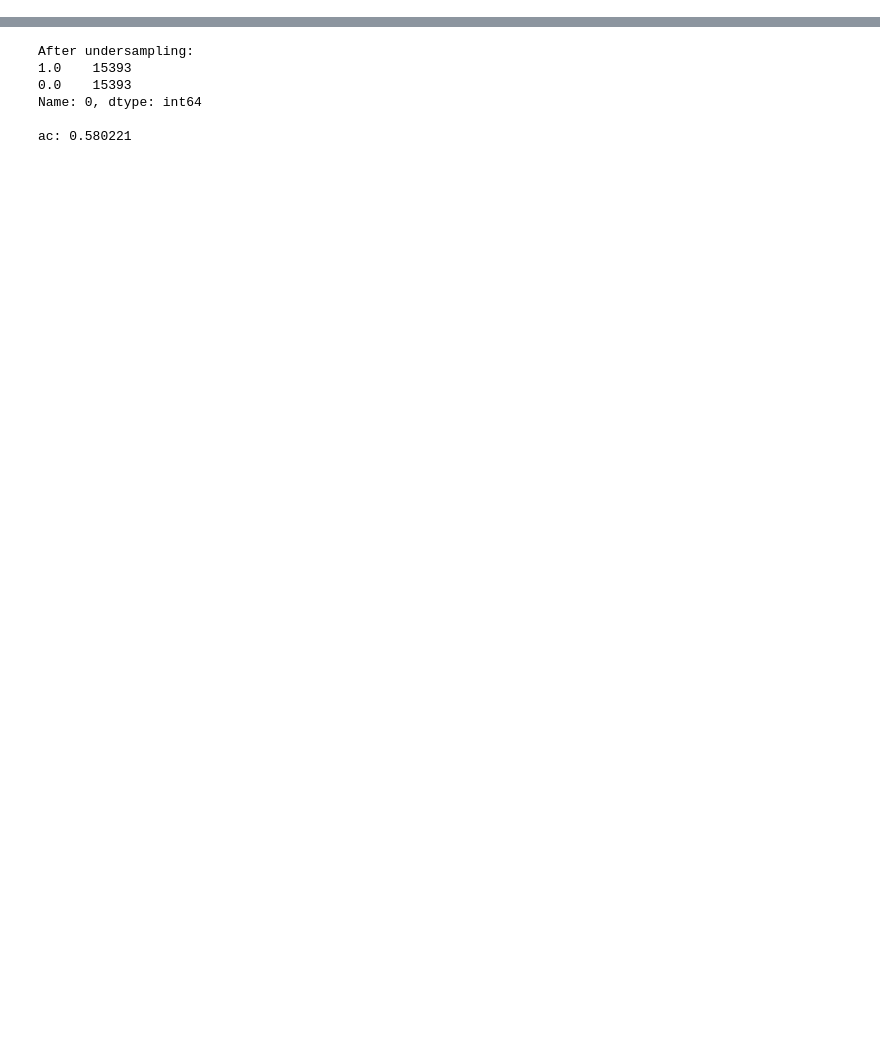
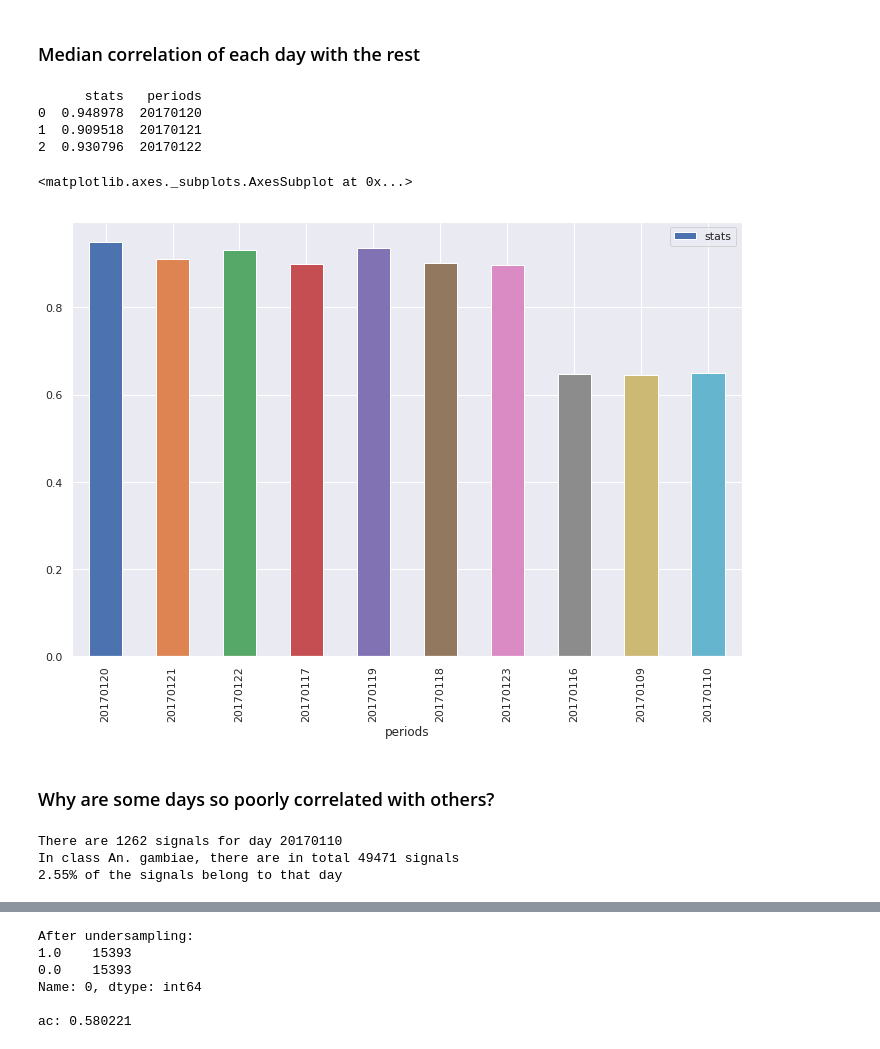
Before and after one commit to kalfasyan/wingbeat_frequencies, a Jupyter notebook: H_date_effect_of_data.ipynb, the cells around one changed output, grey strips where cells are left out. Cells and saved outputs as stored; diff of their text form; code cells hidden in the pictures; blank space fills up the shorter version.

```diff
--- a/H_date_effect_of_data.ipynb
+++ b/H_date_effect_of_data.ipynb
@@ -70,0 +72,5 @@ y2 = np.zeros(len(X2_names))
+# %%
+class_label = 'An. gambiae'
+periods = df[df.label==class_label].date.value_counts().index.tolist()
+periods = [periods[i] for i in range(len(periods))]
+print('Periods for class \"{}\": \t{}'.format(class_label, periods))
@@ -70,0 +79,6 @@ y2 = np.zeros(len(X2_names))
+# %%
+pair_combs = []
+for i in itertools.combinations_with_replacement(periods, r=2):
+    pair_combs.append(i)
+print('Example combinations for periods of class \"{}\": \t{}'.format(class_label, pair_combs[:3]))
+print('Total nr. of combinations: \t{}'.format(len(pair_combs)))
@@ -70,0 +184,32 @@ y2 = np.zeros(len(X2_names))
+# %% [markdown]
+### Median correlation of each day with the rest
+# %%
+def get_period_stat(p):
+    stats = {}
+    for i in pair_combs:
+        if periods[p] in i:
+            stats[i] = np.median(corrs[i])
+    return stats
+df_periodstats = pd.DataFrame([(np.median(list(get_period_stat(i).values())), periods[i]) for i in range(len(periods))], columns=['stats','periods'])
+print(df_periodstats.head(3))
+df_periodstats.plot.bar(x='periods',y='stats', figsize=(12,8))
+# %% [output]
+      stats   periods
+0  0.948978  20170120
+1  0.909518  20170121
+2  0.930796  20170122
+<matplotlib.axes._subplots.AxesSubplot at 0x...>
+[figure, added]
+# %% [markdown]
+### Why are some days so poorly correlated with others?
+# %%
+day = '20170110'
+vsday = '20170123'
+X, _ = get_data_for_day(selected_day=day, df=df[df.label==class_label], samples=1000)
+print("There are {} signals for day {}".format(df[(df.label==class_label) & (df.date==day)].shape[0], day))
+print("In class {}, there are in total {} signals".format(class_label, df[df.label==class_label].shape[0]))
+print("{0:.2f}% of the signals belong to that day".format(df[(df.label==class_label) & (df.date==day)].shape[0]/df[df.label==class_label].shape[0]*100.))
+# %% [output]
+There are 1262 signals for day 20170110
+In class An. gambiae, there are in total 49471 signals
+2.55% of the signals belong to that day
```
Also changed, not shown: parts of 36 cells of this notebook, 1 other file.
